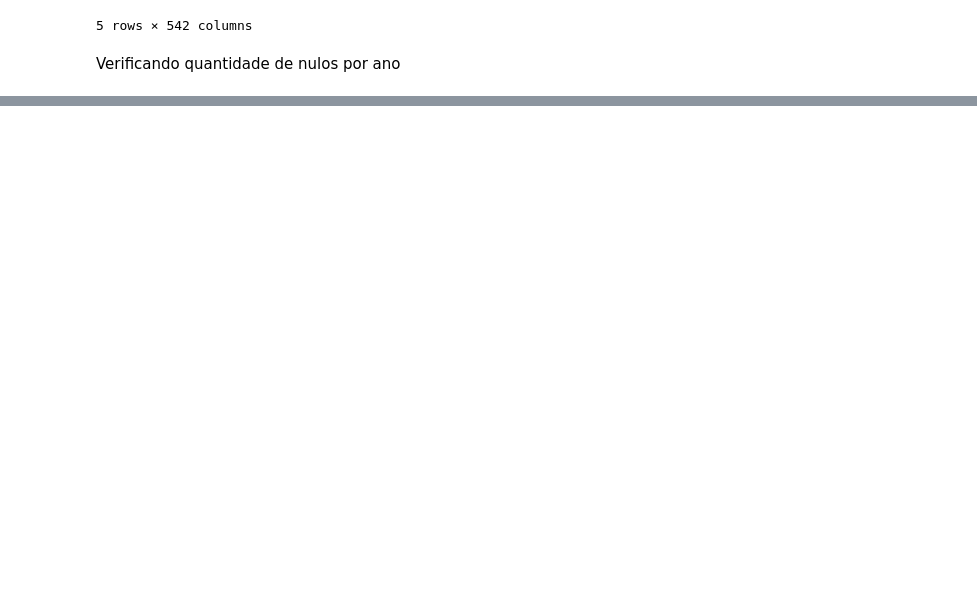
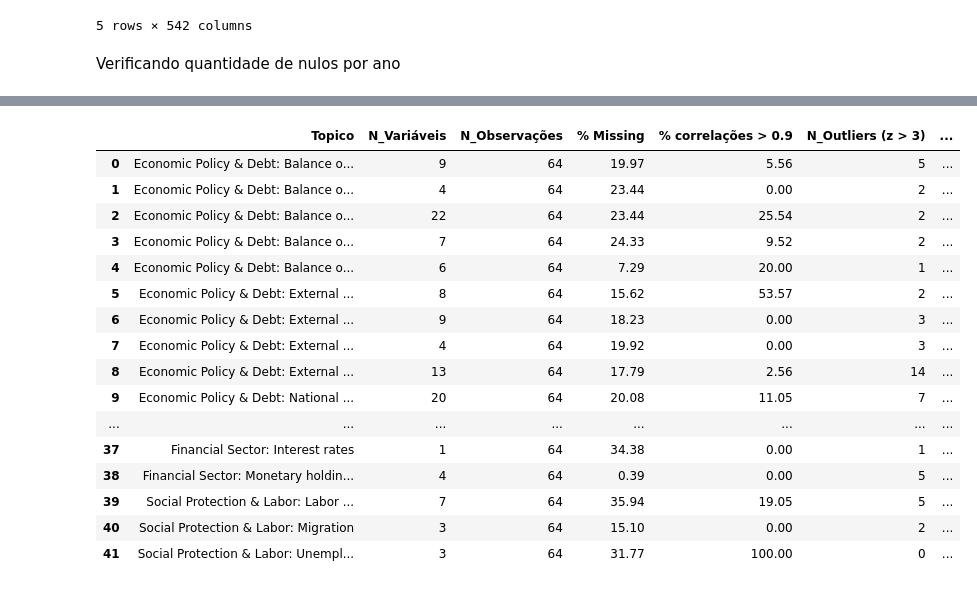
Before and after one commit to PrimeRibs2501/SME0852-SME0829, a Jupyter notebook: trab3.ipynb, the cells around one changed output, grey strips where cells are left out. Drawn from its saved outputs; the diff is of its cells as text; code cells hidden in the pictures; blank space fills up the shorter version.

```diff
--- a/trab3.ipynb
+++ b/trab3.ipynb
@@ -475,0 +305,3 @@ Length: 76576, dtype: float64
+# %%
+new_df_brasil_wide.drop(columns=alta_correlacao, inplace=True)
+new_df_brasil_wide.head()
@@ -475,0 +351,10 @@ Length: 76576, dtype: float64
+# %%
+# Filtra indicadores da metadata que estão no df_brasil_wide
+metadata_filtered = metadata[metadata["Indicator Name"].isin(new_df_brasil_wide.columns)]
+
+# Agrupa por tópico
+agrupamentos_por_topico = (
+    metadata_filtered.groupby("Topic")["Indicator Name"]
+    .apply(list)
+    .to_dict()
+)
@@ -475,0 +615,26 @@ Length: 76576, dtype: float64
+# %%
+# Lista de tópicos a verificar
+topicos_a_verificar_dps = ['Trade', 'Infrastructure', 'Health', 'Public Sector', 'Education']
+
+# Filtra o DataFrame removendo linhas onde a coluna 'Topico' contém qualquer uma das palavras em 'topicos_a_verificar_dps'
+df_diag_filtrado = df_diag[~df_diag['Topico'].str.contains('|'.join(topicos_a_verificar_dps), case=False, na=False)].reset_index(drop=True)
+
+df_diag_filtrado
+# %% [output]
+|  | Topico | N_Variáveis | N_Observações | % Missing | % correlações > 0.9 | N_Outliers (z > 3) | ... |
+| 0 | Economic Policy & Debt: Balance o... | 9 | 64 | 19.97 | 5.56 | 5 | ... |
+| 1 | Economic Policy & Debt: Balance o... | 4 | 64 | 23.44 | 0.00 | 2 | ... |
+| 2 | Economic Policy & Debt: Balance o... | 22 | 64 | 23.44 | 25.54 | 2 | ... |
+| 3 | Economic Policy & Debt: Balance o... | 7 | 64 | 24.33 | 9.52 | 2 | ... |
+| 4 | Economic Policy & Debt: Balance o... | 6 | 64 | 7.29 | 20.00 | 1 | ... |
+| 5 | Economic Policy & Debt: External ... | 8 | 64 | 15.62 | 53.57 | 2 | ... |
+| 6 | Economic Policy & Debt: External ... | 9 | 64 | 18.23 | 0.00 | 3 | ... |
+| 7 | Economic Policy & Debt: External ... | 4 | 64 | 19.92 | 0.00 | 3 | ... |
+| 8 | Economic Policy & Debt: External ... | 13 | 64 | 17.79 | 2.56 | 14 | ... |
+| 9 | Economic Policy & Debt: National ... | 20 | 64 | 20.08 | 11.05 | 7 | ... |
+| ... | ... | ... | ... | ... | ... | ... | ... |
+| 37 | Financial Sector: Interest rates | 1 | 64 | 34.38 | 0.00 | 1 | ... |
+| 38 | Financial Sector: Monetary holdin... | 4 | 64 | 0.39 | 0.00 | 5 | ... |
+| 39 | Social Protection & Labor: Labor ... | 7 | 64 | 35.94 | 19.05 | 5 | ... |
+| 40 | Social Protection & Labor: Migration | 3 | 64 | 15.10 | 0.00 | 2 | ... |
+| 41 | Social Protection & Labor: Unempl... | 3 | 64 | 31.77 | 100.00 | 0 | ... |
```
Also changed, not shown: parts of 59 cells of this notebook.
